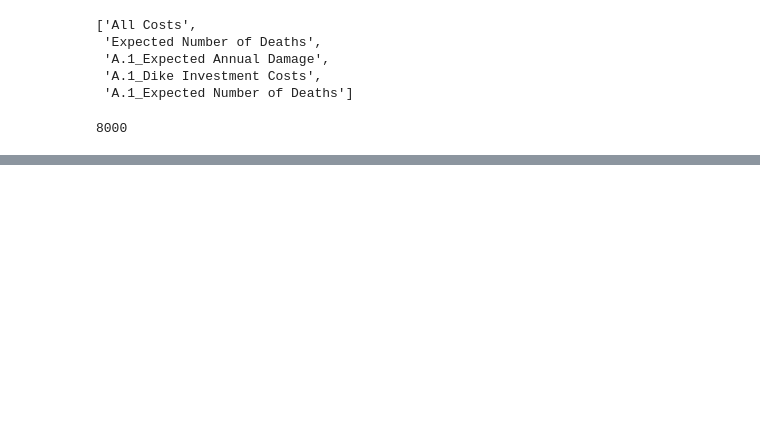
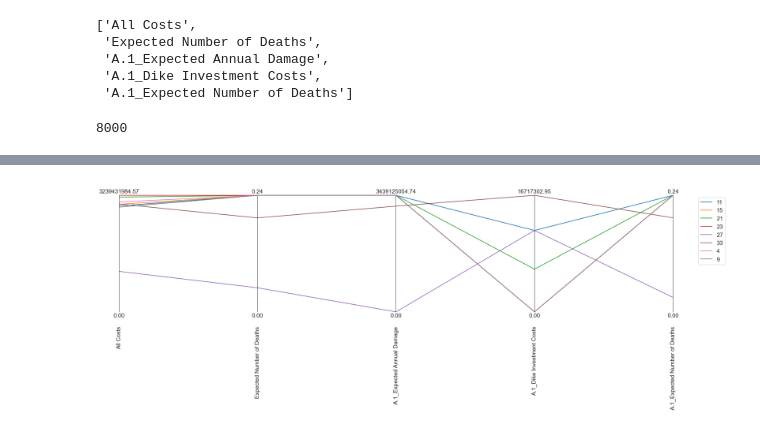
Before and after one commit to Minyyyy/EPA_Group7_MBDM, a Jupyter notebook: final assignment/Evaluate_robustness.ipynb, the cells around one changed output, grey strips where cells are left out. Saved outputs shown, nothing was run; the diff lists cells and outputs as text; code cells hidden in the pictures; blank space fills up the shorter version.

```diff
--- a/final assignment/Evaluate_robustness.ipynb
+++ b/final assignment/Evaluate_robustness.ipynb
@@ -124,0 +161,18 @@ def calculate_regret(data, best):
+# %%
+#visuale max_regret in parcoords plot
+#to identify policy associated with each line
+#legend shows policy numbers
+colors = sns.color_palette()
+
+data = max_regret
+limits = parcoords.get_limits(data)
+limits.loc[0, ['All Costs', 'Expected Number of Deaths', 'A.1_Expected Annual Damage', 'A.1_Dike Investment Costs', 'A.1_Expected Number of Deaths']] = 0
+
+paraxes = parcoords.ParallelAxes(limits)
+for i, (index, row) in enumerate(data.iterrows()):
+    paraxes.plot(row.to_frame().T, label=str(index), color=colors[i])
+paraxes.legend()
+plt.savefig("results/max_regret_parcoords")
+plt.show()
+# %% [output]
+[figure, added]
```
Also changed, not shown: parts of 8 cells of this notebook.
